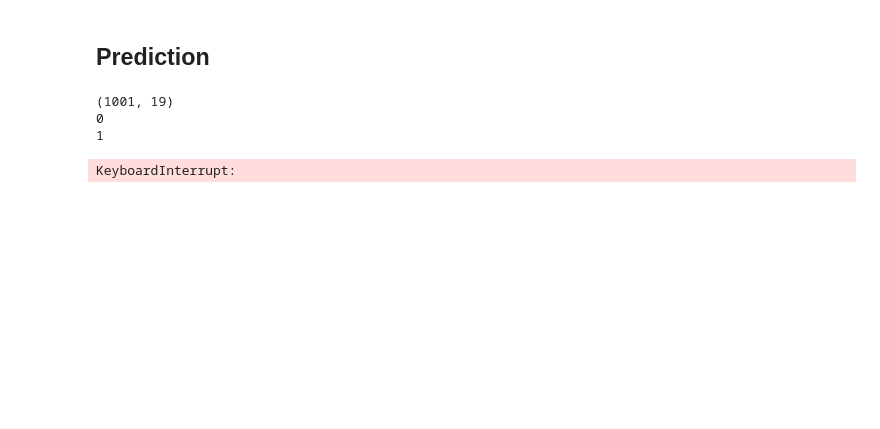
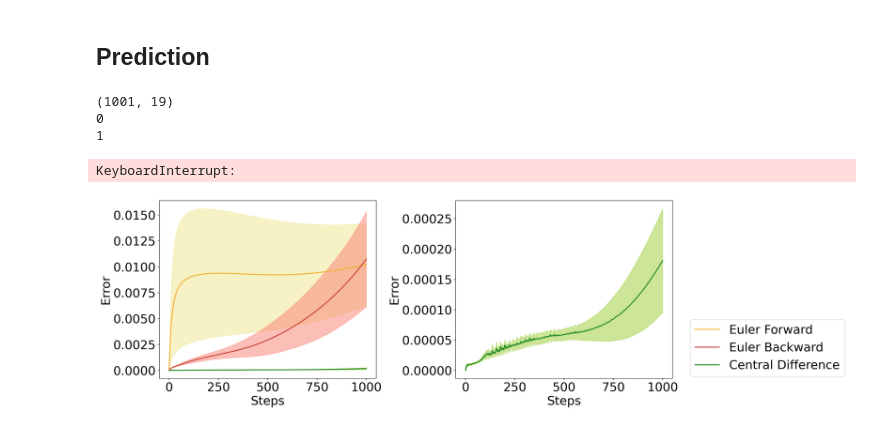
Before and after one commit to Shiqi-Wu/Nonintrusive-model-combination-for-learning-dynamics, a Jupyter notebook: toy-model/different-scheme.ipynb, the cells around one changed output. Saved outputs shown, nothing was run; the diff lists cells and outputs as text; code cells hidden in the pictures; blank space fills up the shorter version.

```diff
--- a/toy-model/different-scheme.ipynb
+++ b/toy-model/different-scheme.ipynb
@@ -229,3 +263,38 @@ def compute_stat_info(data):
 euler_forward_mean, euler_forward_std, euler_forward_u, euler_forward_l = compute_stat_info(euler_forward_history)
 euler_backward_mean, euler_backward_std, euler_backward_u, euler_backward_l = compute_stat_info(euler_backward_history)
 central_difference_mean, central_difference_std, central_difference_u, central_difference_l = compute_stat_info(central_difference_history)
+# %%
+fig, axes = plt.subplots(1, 2, figsize=(16, 6), dpi=100)
+font_size = 24
+line_width = 2
+steps = len(euler_forward_mean) - 1
+
+# Plotting
+axes[0].tick_params(labelsize=font_size)
+
+axes[0].plot(range(steps + 1), euler_forward_mean, color_dict_compare['compare1'], linewidth=line_width, label='Euler Forward')
+axes[0].fill_between(range(steps + 1), euler_forward_l, euler_forward_u, color='khaki', alpha=0.5)
+
+axes[0].plot(range(steps + 1), euler_backward_mean, color=color_dict_compare['compare3'], linewidth=line_width, label='Euler Backward')
+axes[0].fill_between(range(steps + 1), euler_backward_l, euler_backward_u, color='salmon', alpha=0.5)
+
+axes[0].plot(range(steps + 1), central_difference_mean, color=color_dict_compare['our'], linewidth=line_width, label='Central Difference')
+axes[0].fill_between(range(steps + 1), central_difference_l, central_difference_u, color='yellowgreen', alpha=0.5)
+
+axes[0].set_xlabel('Steps', fontsize=font_size)
+axes[0].set_ylabel('Error', fontsize=font_size)
+
+axes[1].tick_params(labelsize=font_size)
+axes[1].plot(range(steps + 1), central_difference_mean, color=color_dict_compare['our'], linewidth=line_width, label='Central Difference')
+axes[1].fill_between(range(steps + 1), central_difference_l, central_difference_u, color='yellowgreen', alpha=0.5)
+
+axes[1].set_xlabel('Steps', fontsize=font_size)
+axes[1].set_ylabel('Error', fontsize=font_size)
+
+
+lines, labels = axes[0].get_legend_handles_labels()
+legend = fig.legend(lines, labels, fontsize=font_size, loc='center left', bbox_to_anchor=(1, 0.3))
+plt.tight_layout()
+plt.show()
+# %% [output]
+[figure, added]
```
Also changed, not shown: parts of 12 cells of this notebook, 2 other files.
